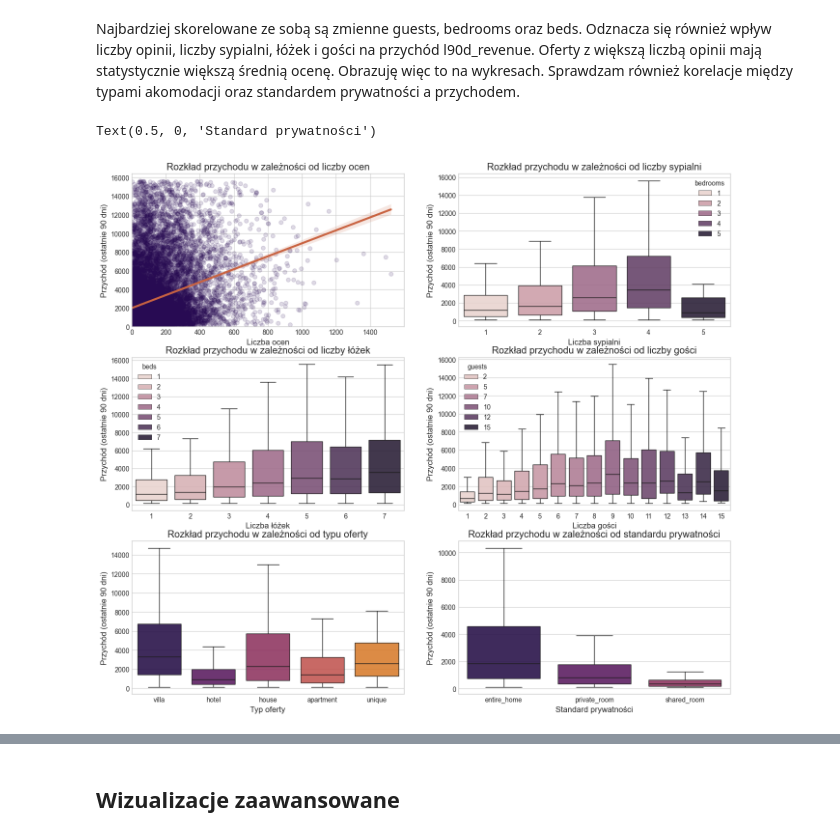
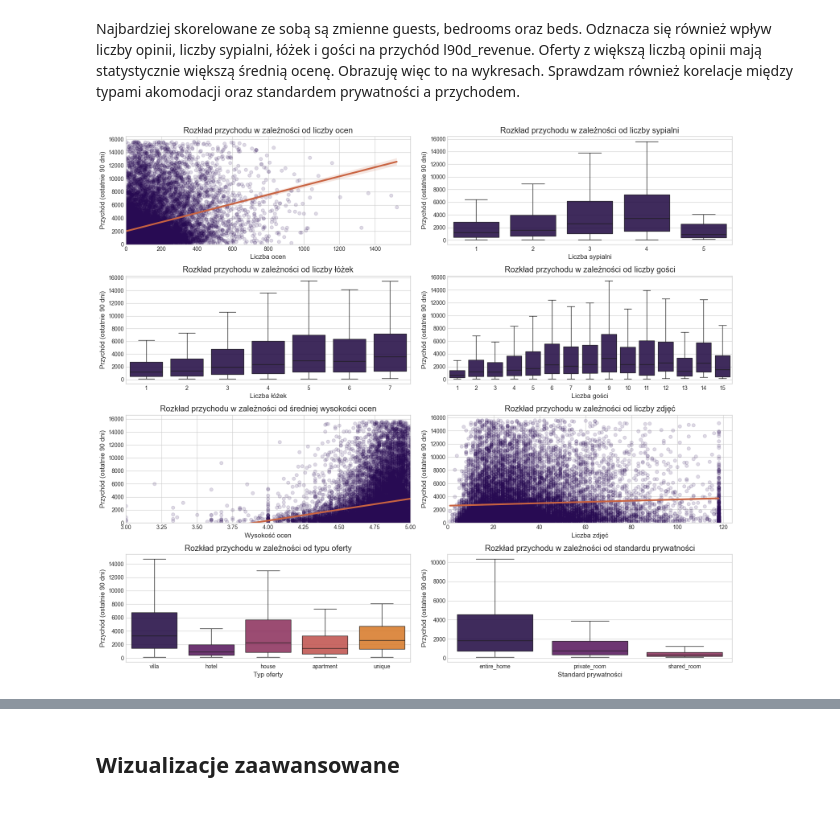
Before and after one commit to szczypiorecz3k/airbnb_project, a Jupyter notebook: raport.ipynb, the cells around one changed output, grey strips where cells are left out. Drawn from its saved outputs; the diff is of its cells as text; code cells hidden in the pictures.

```diff
--- a/raport.ipynb
+++ b/raport.ipynb
@@ -577,3 +585,5 @@ listings_df=listings_df.dropna()
+# %%
+listings_df=listings_df.drop(columns=['superhost'])
 # %% [markdown]
 # 3. Wizualizacja danych
 # %%
@@ -731,7 +751,7 @@ plt.show()
 # %% [markdown]
 Najbardziej skorelowane ze sobą są zmienne guests, bedrooms oraz beds. Odznacza się również wpływ liczby opinii, liczby sypialni, łóżek i gości na przychód l90d_revenue. Oferty z większą liczbą opinii mają statystycznie większą średnią ocenę. Obrazuję więc to na wykresach. Sprawdzam również korelacje między typami akomodacji oraz standardem prywatności a przychodem.
 # %%
-fig, axes = plt.subplots(3,2, figsize=(16, 14))
+fig, axes = plt.subplots(4,2, figsize=(16, 14))
 axes=axes.flatten()
 
 sns.regplot(
@@ -739,59 +759,81 @@ sns.regplot(
     x=listings_df['num_reviews'],
     y='l90d_revenue',
     scatter_kws={'alpha': 0.15},
-    line_kws={'color': "#c96341", 'linewidth': 3},
+    line_kws={'color': '#c96341', 'linewidth': 3},
     ax=axes[0]
 )
 axes[0].set_xlim(0)
 axes[0].set_ylim(0)
 axes[0].set_title('Rozkład przychodu w zależności od liczby ocen')
 axes[0].set_xlabel('Liczba ocen')
 axes[0].set_ylabel('Przychód (ostatnie 90 dni)')
 
 cols=['bedrooms', 'beds', 'guests']
 
 for i,col in enumerate(cols):
     sns.boxplot(
-    data=listings_df,
-    x=listings_df[col].round().astype(int),
-    hue=listings_df[col].round().astype(int),
-    y='l90d_revenue',
-    showfliers=False,
-    ax=axes[i+1],
-    boxprops=dict(alpha=0.9)
+        data=listings_df,
+        x=listings_df[col].round().astype(int),
+        y='l90d_revenue',
+        showfliers=False,
+        ax=axes[i+1],
+        boxprops=dict(alpha=0.9)
     )
     axes[i+1].set_ylabel('Przychód (ostatnie 90 dni)')
+
+cols=['rating_overall','photos_count']
+
+for i,col in enumerate(cols):
+    sns.regplot(
+        data=listings_df,
+        x=listings_df[col],
+        y='l90d_revenue',
+        scatter_kws={'alpha': 0.15},
+        line_kws={'color': '#c96341', 'linewidth': 3},
+        ax=axes[i+4]
+    )
+    axes[i+4].set_ylim(0)
+    axes[i+4].set_ylabel('Przychód (ostatnie 90 dni)')
 
 cols=['listing_type', 'room_type']
 
 for i, col in enumerate(cols):
     sns.boxplot(
-    data=listings_df,
-    x=col,
-    hue=col,
-    y='l90d_revenue',
-    showfliers=False,
-    ax=axes[i+4],
-    boxprops=dict(alpha=0.9)
+        data=listings_df,
+        x=col,
+        hue=col,
+        y='l90d_revenue',
+        showfliers=False,
+        ax=axes[i+6],
+        boxprops=dict(alpha=0.9)
     )
-    axes[i+4].set_ylabel('Przychód (ostatnie 90 dni)')
+    axes[i+6].set_ylabel('Przychód (ostatnie 90 dni)')
 
 
 axes[1].set_title('Rozkład przychodu w zależności od liczby sypialni')
 axes[1].set_xlabel('Liczba sypialni')
 
 axes[2].set_title('Rozkład przychodu w zależności od liczby łóżek')
 axes[2].set_xlabel('Liczba łóżek')
 
 axes[3].set_title('Rozkład przychodu w zależności od liczby gości')
 axes[3].set_xlabel('Liczba gości')
 
-axes[4].set_title('Rozkład przychodu w zależności od typu oferty')
-axes[4].set_xlabel('Typ oferty')
+axes[4].set_xlim(3,5)
+axes[4].set_title('Rozkład przychodu w zależności od średniej wysokości ocen')
+axes[4].set_xlabel('Wysokość ocen')
 
-axes[5].set_title('Rozkład przychodu w zależności od standardu prywatności')
-axes[5].set_xlabel('Standard prywatności')
+axes[5].set_xlim(0)
+axes[5].set_title('Rozkład przychodu w zależności od liczby zdjęć')
+axes[5].set_xlabel('Liczba zdjęć')
+
+axes[6].set_title('Rozkład przychodu w zależności od typu oferty')
+axes[6].set_xlabel('Typ oferty')
+
+axes[7].set_title('Rozkład przychodu w zależności od standardu prywatności')
+axes[7].set_xlabel('Standard prywatności')
+
+plt.tight_layout()
 # %% [output]
-Text(0.5, 0, 'Standard prywatności')
-[figure, old version]
+[figure, new version]
 # %% [markdown]
```
Also changed, not shown: parts of 24 cells of this notebook.
